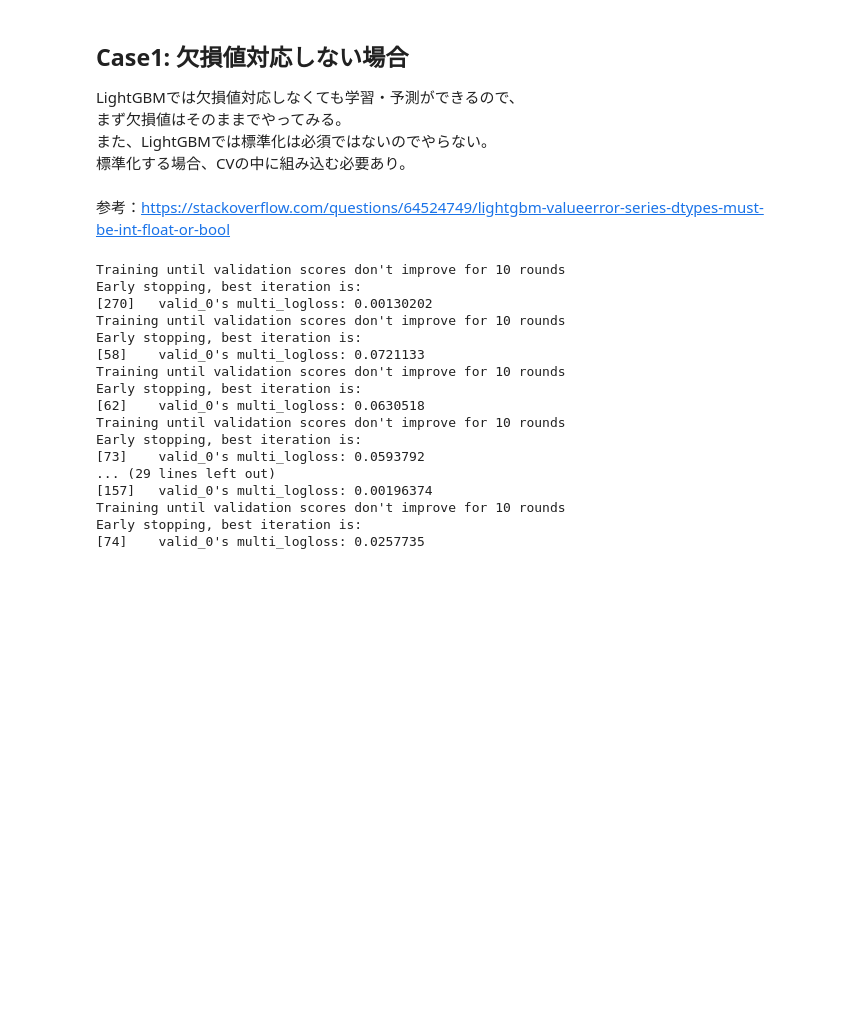
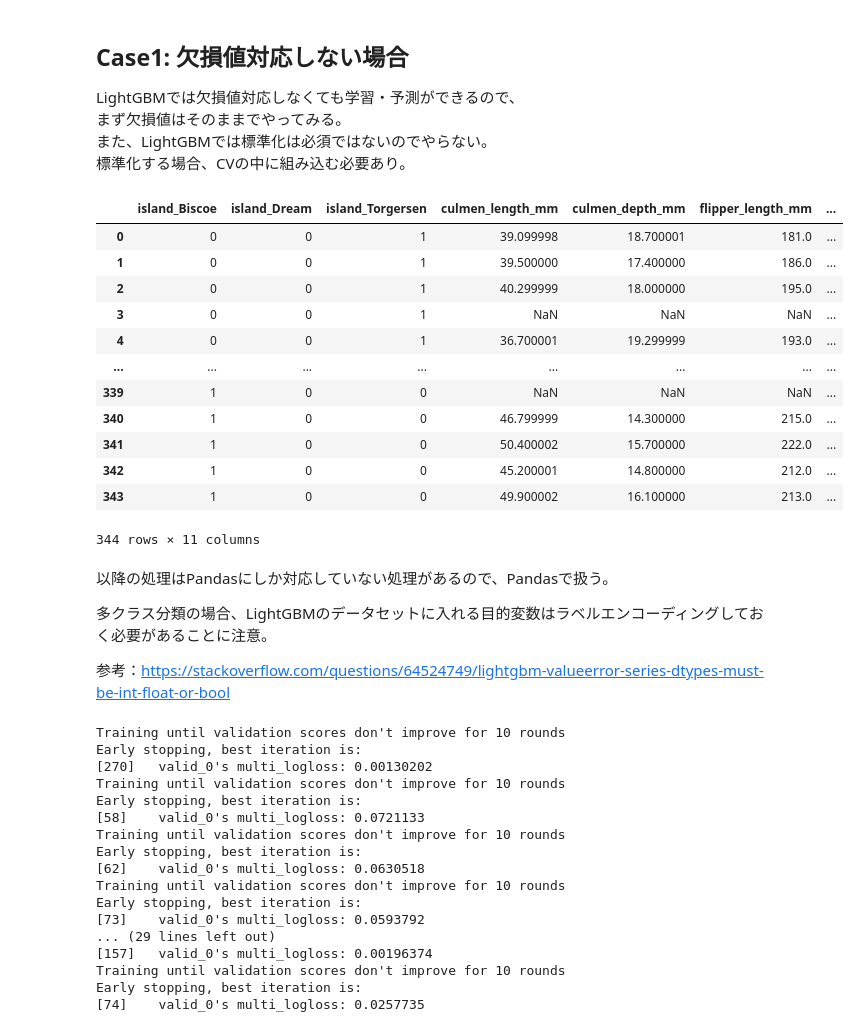
Before and after one commit to Mr-Garlic-Shrimp/TIL, a Jupyter notebook: Machine_Learning/ML_notebook-17(Missing_Value_Imputing_2).ipynb, the cells around one changed output. Drawn from its saved outputs; the diff is of its cells as text; code cells hidden in the pictures; blank space fills up the shorter version.

```diff
--- a/Machine_Learning/ML_notebook-17(Missing_Value_Imputing_2).ipynb
+++ b/Machine_Learning/ML_notebook-17(Missing_Value_Imputing_2).ipynb
@@ -250,2 +294,47 @@ y_encoded = encoder.fit_transform(y.to_pandas())
+# %%
+# 目的変数と特徴量に分ける。
+X = df.drop(target)
+y = df.get_column(target)
+
+# クラス数少ないので、今回はOne-Hotエンコーディングを使用
+# LightGBMではdrop_first=Trueにしなくてもよい。
+X = pd.get_dummies(X.to_pandas(), drop_first=False)
+
+# cvインスタンスを生成。5 fold × 3で評価する。
+cv = RepeatedKFold(n_splits=5, n_repeats=3, random_state=0)
+
+# 多クラス分類の場合、LightGBMのデータセットに入れる目的変数はラベルエンコーディングしておく必要がある。
+encoder = LabelEncoder()
+y_encoded = pd.DataFrame(encoder.fit_transform(y.to_pandas()), columns=[target])
+
+# LightGBM用のパラメタ指定
+params = {
+          'objective': 'multiclass',  # 最小化させるべき損失関数
+          'num_class': 3,  # マルチクラス分類の場合、クラス数を指定する必要あり。
+          'metric': 'multi_logloss',  # 学習時に使用する評価指標(early_stoppingの評価指標にも同じ値が使用される)
+          'random_state': 0,  # 乱数シード
+          'boosting_type': 'goss',  # boosting_type
+          'verbose': -1  # これを指定しないと`No further splits with positive gain, best gain: -inf`というWarningが表示される
+         }
+# %%
+X
+# %% [output]
+|  | island_Biscoe | island_Dream | island_Torgersen | culmen_length_mm | culmen_depth_mm | flipper_length_mm | ... |
+| 0 | 0 | 0 | 1 | 39.099998 | 18.700001 | 181.0 | ... |
+| 1 | 0 | 0 | 1 | 39.500000 | 17.400000 | 186.0 | ... |
+| 2 | 0 | 0 | 1 | 40.299999 | 18.000000 | 195.0 | ... |
+| 3 | 0 | 0 | 1 | NaN | NaN | NaN | ... |
+| 4 | 0 | 0 | 1 | 36.700001 | 19.299999 | 193.0 | ... |
+| ... | ... | ... | ... | ... | ... | ... | ... |
+| 339 | 1 | 0 | 0 | NaN | NaN | NaN | ... |
+| 340 | 1 | 0 | 0 | 46.799999 | 14.300000 | 215.0 | ... |
+| 341 | 1 | 0 | 0 | 50.400002 | 15.700000 | 222.0 | ... |
+| 342 | 1 | 0 | 0 | 45.200001 | 14.800000 | 212.0 | ... |
+| 343 | 1 | 0 | 0 | 49.900002 | 16.100000 | 213.0 | ... |
+344 rows × 11 columns
 # %% [markdown]
+以降の処理はPandasにしか対応していない処理があるので、Pandasで扱う。
+
+多クラス分類の場合、LightGBMのデータセットに入れる目的変数はラベルエンコーディングしておく必要があることに注意。
+
 参考：https://stackoverflow.com/questions/64524749/lightgbm-valueerror-series-dtypes-must-be-int-float-or-bool
```
Also changed, not shown: parts of 50 cells of this notebook, 3 other files.
